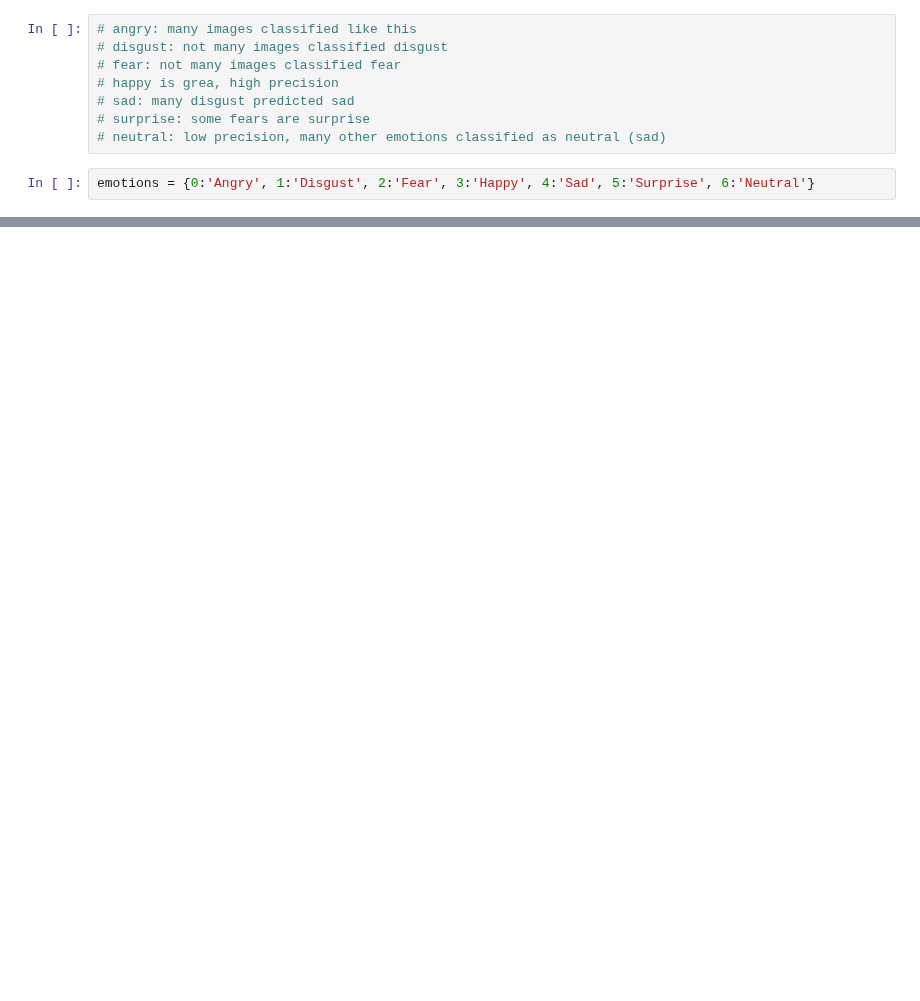
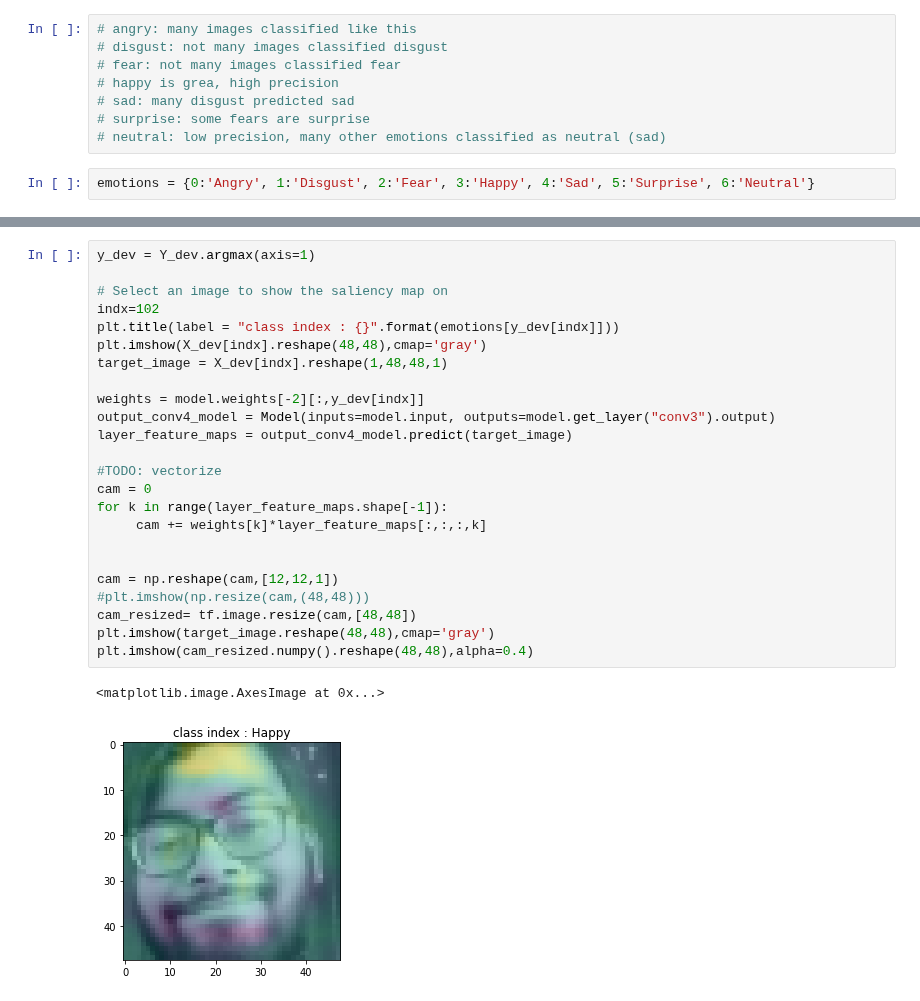
Before and after one commit to amilkh/cs230-fer, a Jupyter notebook: fer2013.ipynb, the cells around one changed output, grey strips where cells are left out. Saved outputs shown, nothing was run; the diff lists cells and outputs as text; blank space fills up the shorter version.

```diff
--- a/fer2013.ipynb
+++ b/fer2013.ipynb
@@ -119,0 +169,27 @@ print(y_pred_probs[i])
+# %%
+y_dev = Y_dev.argmax(axis=1)
+
+# Select an image to show the saliency map on
+indx=102
+plt.title(label = "class index : {}".format(emotions[y_dev[indx]]))
+plt.imshow(X_dev[indx].reshape(48,48),cmap='gray')
+target_image = X_dev[indx].reshape(1,48,48,1)
+
+weights = model.weights[-2][:,y_dev[indx]]
+output_conv4_model = Model(inputs=model.input, outputs=model.get_layer("conv3").output)
+layer_feature_maps = output_conv4_model.predict(target_image)
+
+#TODO: vectorize
+cam = 0
+for k in range(layer_feature_maps.shape[-1]):
+     cam += weights[k]*layer_feature_maps[:,:,:,k]
+
+
+cam = np.reshape(cam,[12,12,1])
+#plt.imshow(np.resize(cam,(48,48)))
+cam_resized= tf.image.resize(cam,[48,48])
+plt.imshow(target_image.reshape(48,48),cmap='gray')
+plt.imshow(cam_resized.numpy().reshape(48,48),alpha=0.4)
+# %% [output]
+<matplotlib.image.AxesImage at 0x...>
+[figure, added]
```
Also changed, not shown: parts of 8 cells of this notebook.
